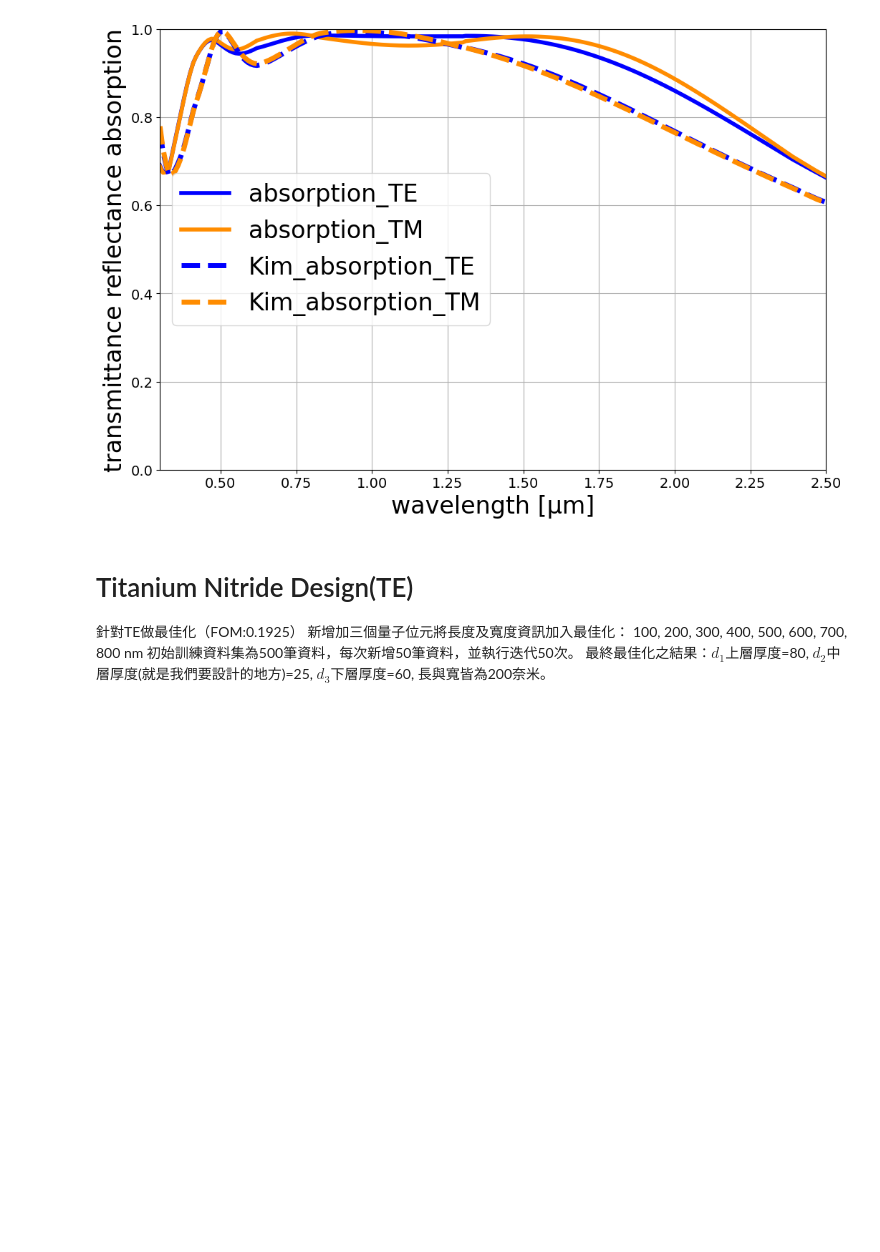
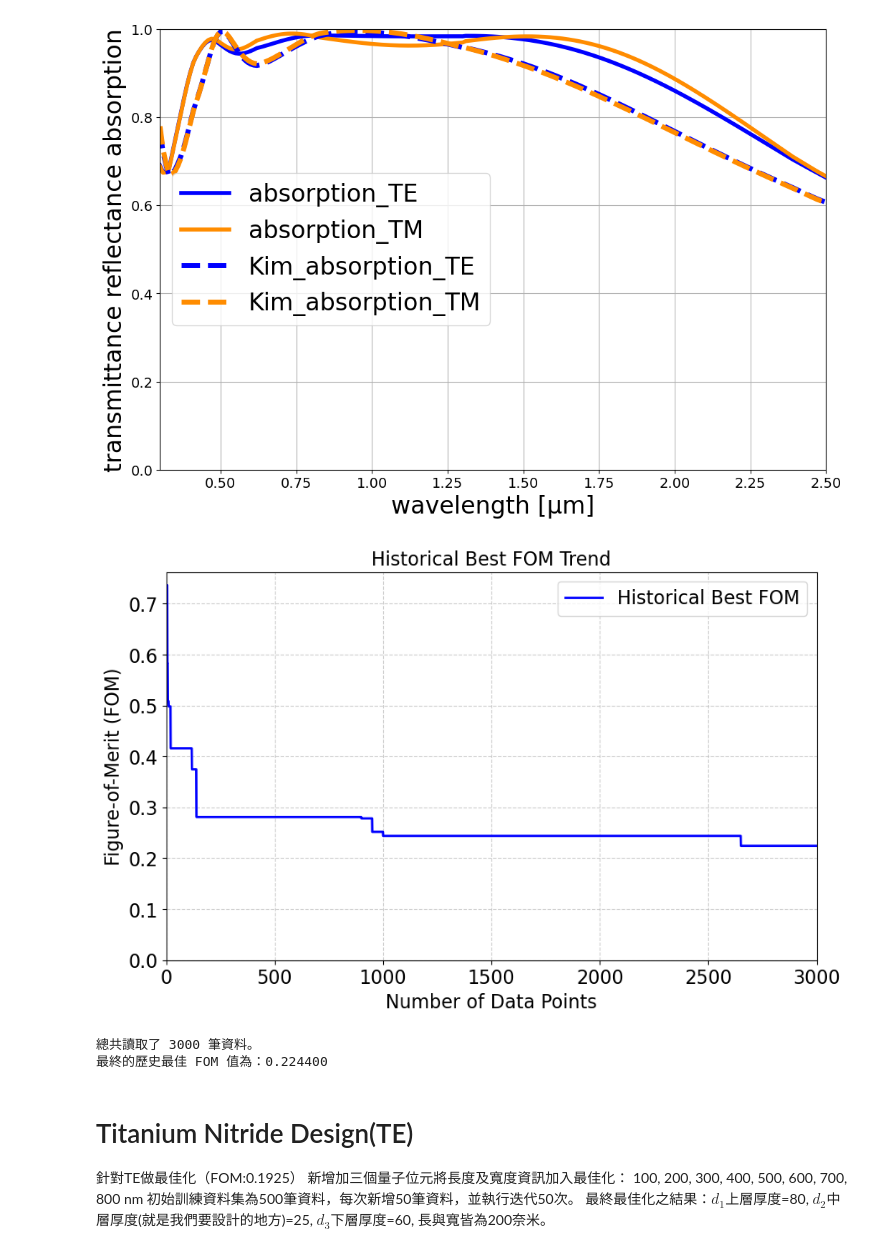
Before and after one commit to Jia-JunHu/QNO, a Jupyter notebook: practice/thesis/plot_paper.ipynb, the cells around one changed output. Cells and saved outputs as stored; diff of their text form; code cells hidden in the pictures; blank space fills up the shorter version.

```diff
--- a/practice/thesis/plot_paper.ipynb
+++ b/practice/thesis/plot_paper.ipynb
@@ -1038,6 +1141,69 @@ plot_from_files()
 # %% [output]
 已成功從兩個檔案中讀取資料。
 [figure]
+# %%
+def plot_historical_best_fom(file_path):
+    """
+    從檔案中讀取 FOM 值，並繪製歷史最佳 FOM 趨勢圖。
+
+    參數:
+    - file_path (str): 包含 FOM 值的文字檔路徑。
+    """
+    try:
+        # 讀取檔案並將每行轉換為浮點數
+        with open(file_path, 'r') as file:
+            fom_values = [float(line.strip()) for line in file if line.strip()]
+    except FileNotFoundError:
+        print(f"錯誤：找不到檔案 '{file_path}'。請檢查路徑是否正確。")
+        return
+    except ValueError:
+        print(f"錯誤：檔案 '{file_path}' 中的資料格式不正確，請確保每行都是有效的數字。")
+        return
+
+    if not fom_values:
+        print("錯誤：檔案中沒有任何有效的 FOM 值。")
+        return
+
+    # 初始化歷史最佳 FOM 列表
+    historical_best_fom = []
+    current_best = float('inf')  # 將初始最佳值設為無限大，確保第一筆資料能被取代
+
+    # 遍歷所有 FOM 值，計算歷史最佳趨勢
+    for fom in fom_values:
+        if fom < current_best:
+            current_best = fom
+        historical_best_fom.append(current_best)
+
+    # 建立橫軸資料：從 1 到資料總數
+    data_points = range(1, len(fom_values) + 1)
+
+    # 繪製圖表
+    plt.figure(figsize=(10, 6))
+    plt.plot(data_points, historical_best_fom, color='b', linestyle='-', linewidth=2, label='Historical Best FOM')
+    plt.tick_params(labelsize=16)
+    # 增加圖表標示
+    plt.title('Historical Best FOM Trend', fontsize=16)
+    plt.xlabel('Number of Data Points', fontsize=16)
+    plt.ylabel('Figure-of-Merit (FOM)', fontsize=16)
+    plt.legend(fontsize=16)
+    plt.grid(True, linestyle='--', alpha=0.6)
+
+    # 設定 X 軸和 Y 軸的起始點為 0
+    plt.xlim(0,3000)
+    plt.ylim(0)
+
+    # 顯示圖表
+    plt.show()
+
+    print(f"總共讀取了 {len(fom_values)} 筆資料。")
+    print(f"最終的歷史最佳 FOM 值為：{historical_best_fom[-1]:.6f}")
+
+# 請將 'fom_data.txt' 替換為您的檔案路徑
+plot_historical_best_fom('1d_array_ys_TETM_withwidth_4x4_new2.txt')
+# %% [output]
+[figure, added]
+總共讀取了 3000 筆資料。
+最終的歷史最佳 FOM 值為：0.224400
 # %% [markdown]
 # Titanium Nitride Design(TE)
 針對TE做最佳化（FOM:0.1925）
```
Also changed, not shown: parts of 12 cells of this notebook, 2 other files.
